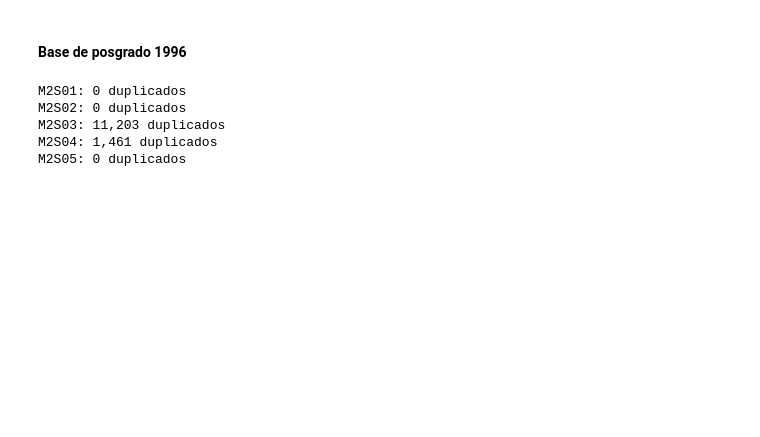
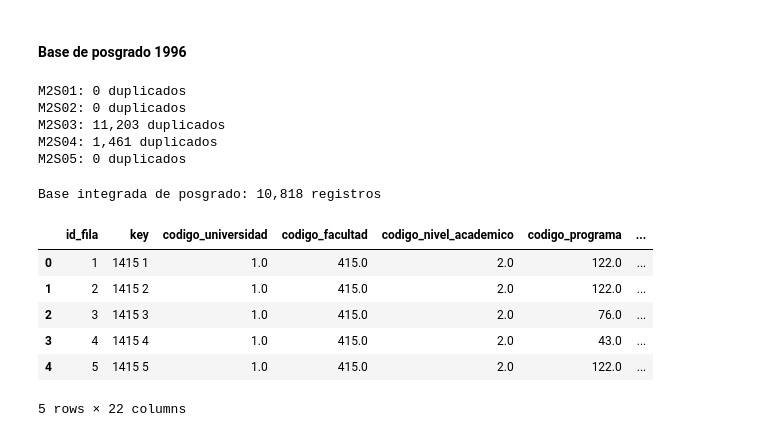
Before and after one commit to DanielPajita/educacion-universitaria-peru, a Jupyter notebook: 3_Códigos/02_preparar_censo1996.ipynb, the cells around one changed output. Cells and saved outputs as stored; diff of their text form; code cells hidden in the pictures; blank space fills up the shorter version.

```diff
--- a/3_Códigos/02_preparar_censo1996.ipynb
+++ b/3_Códigos/02_preparar_censo1996.ipynb
@@ -194,3 +231,29 @@ M2S02: 0 duplicados
 M2S03: 11,203 duplicados
 M2S04: 1,461 duplicados
 M2S05: 0 duplicados
+# %%
+# Emparejar identificación y características generales de posgrado
+posgrado_1996 = (
+    m2s01.dropna(subset=["key"])
+    .rename(columns={
+        columna: f"M2S01_{columna}"
+        for columna in m2s01.columns
+        if columna != "key"
+    })
+    .merge(
+        m2s02.dropna(subset=["key"]).rename(columns={
+            columna: f"M2S02_{columna}"
+            for columna in m2s02.columns
+            if columna != "key"
+        }),
+        on="key",
+        how="inner",
+        validate="one_to_one",
+    )
+)
+
+posgrado_1996.insert(0, "id_fila", range(1, len(posgrado_1996) + 1))
+
+print(f"Base integrada de posgrado: {len(posgrado_1996):,} registros")
+# %% [output]
+Base integrada de posgrado: 10,818 registros
@@ -196,0 +317,10 @@ M2S05: 0 duplicados
+# %%
+posgrado_1996_analisis.head()
+# %% [output]
+|  | id_fila | key | codigo_universidad | codigo_facultad | codigo_nivel_academico | codigo_programa | ... |
+| 0 | 1 | 1415 1 | 1.0 | 415.0 | 2.0 | 122.0 | ... |
+| 1 | 2 | 1415 2 | 1.0 | 415.0 | 2.0 | 122.0 | ... |
+| 2 | 3 | 1415 3 | 1.0 | 415.0 | 2.0 | 76.0 | ... |
+| 3 | 4 | 1415 4 | 1.0 | 415.0 | 2.0 | 43.0 | ... |
+| 4 | 5 | 1415 5 | 1.0 | 415.0 | 2.0 | 122.0 | ... |
+5 rows × 22 columns
```
Also changed, not shown: parts of 6 cells of this notebook, 2 other files.
